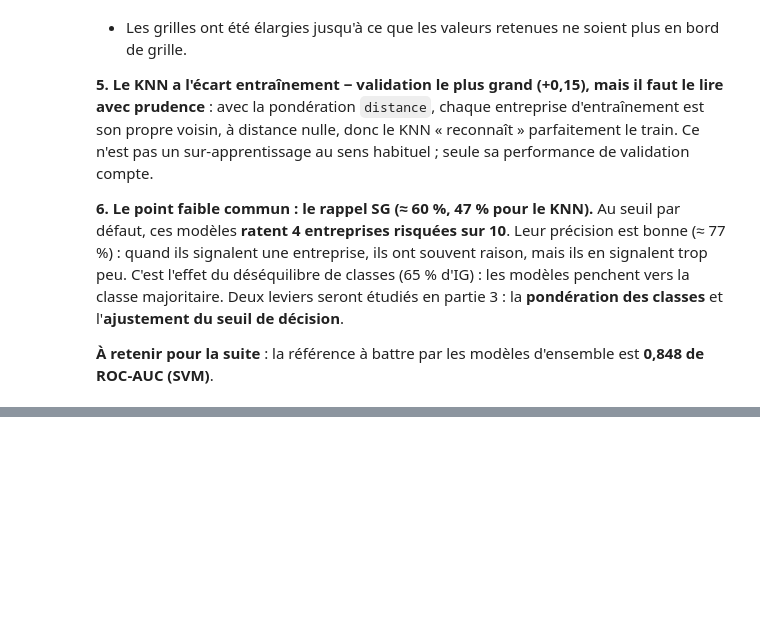
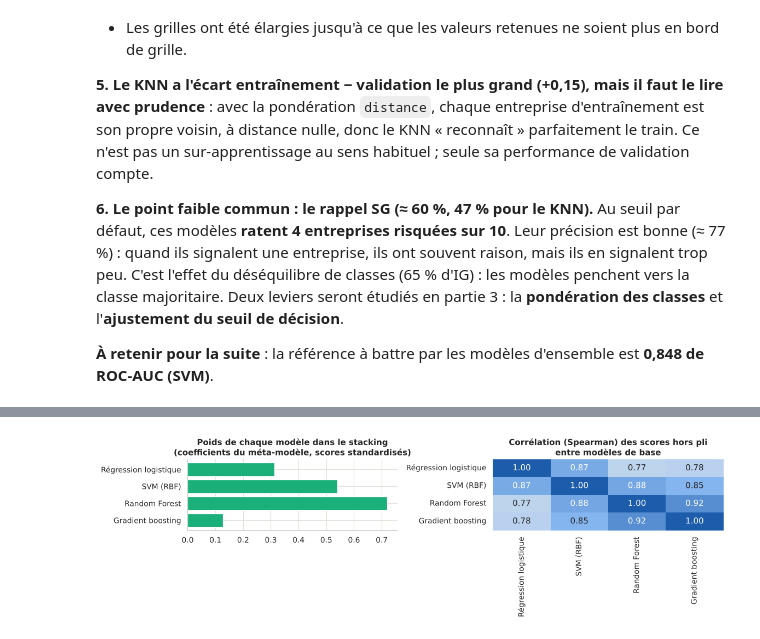
Before and after one commit to samiguessoum/hedgehogs-credit-risk-ml, a Jupyter notebook: hedgehogs_credit_risk.ipynb, the cells around one changed output, grey strips where cells are left out. Cells and saved outputs as stored; diff of their text form; code cells hidden in the pictures; blank space fills up the shorter version.

Commit message:
Étape 11 : modèles d'ensemble (Random Forest, gradient boosting, stacking par groupe d'entreprises)

```diff
--- a/hedgehogs_credit_risk.ipynb
+++ b/hedgehogs_credit_risk.ipynb
@@ -1978,0 +2005,8 @@ plt.tight_layout(); plt.show()
+# %%
+pipe_rf = Pipeline([("prep", preprocesseur("passthrough")),
+                    ("clf", RandomForestClassifier(n_estimators=300, n_jobs=-1, random_state=SEED))])
+grille_rf = {"clf__max_features": [0.05, 0.1, 0.15, 0.3],
+             "clf__min_samples_leaf": [1, 5, 20, 50]}
+cv_imbriquee("Random Forest", pipe_rf, grille_rf, n_jobs=1)    # les arbres sont déjà parallélisés
+display(resume(["Random Forest"]))
+RESULTATS["Random Forest"]["choix"]
@@ -1978,0 +2034,10 @@ plt.tight_layout(); plt.show()
+# %%
+pipe_gb = Pipeline([("prep", preprocesseur("passthrough")),
+                    ("clf", HistGradientBoostingClassifier(early_stopping=False, random_state=SEED))])
+grille_gb = {"clf__learning_rate": [0.01, 0.03, 0.1],
+             "clf__max_iter": [75, 150, 300],
+             "clf__max_leaf_nodes": [8, 31],
+             "clf__min_samples_leaf": [20, 80]}
+cv_imbriquee("Gradient boosting", pipe_gb, grille_gb)
+display(resume(["Gradient boosting"]))
+RESULTATS["Gradient boosting"]["choix"]
@@ -1978,0 +2121,16 @@ plt.tight_layout(); plt.show()
+# %%
+# Poids accordés à chaque modèle par le méta-modèle (stacking entraîné sur tout le train)
+stack_final = StackingParGroupe(modeles_base, C_meta=1.0).fit(X_train, y_train)
+poids = pd.Series(stack_final.meta_.named_steps["lr"].coef_[0], index=[n for n, _ in modeles_base])
+
+# Les modèles de base se trompent-ils sur les mêmes entreprises ? (corrélation de leurs scores hors pli)
+correl = pd.DataFrame({n: RESULTATS[n]["oof"] for n, _ in modeles_base}).corr(method="spearman")
+
+fig, axes = plt.subplots(1, 2, figsize=(13, 4), gridspec_kw={"width_ratios": [1, 1.1]})
+axes[0].barh(poids.index[::-1], poids.values[::-1], color="#1baf7a")
+axes[0].set(title="Poids de chaque modèle dans le stacking\n(coefficients du méta-modèle, scores standardisés)")
+sns.heatmap(correl, annot=True, fmt=".2f", cmap=CMAP_SEQ, vmin=0.7, vmax=1, ax=axes[1], cbar=False)
+axes[1].set_title("Corrélation (Spearman) des scores hors pli\nentre modèles de base")
+plt.tight_layout(); plt.show()
+# %% [output]
+[figure, added]
```
Also changed, not shown: parts of 18 cells of this notebook, 1 other file.
